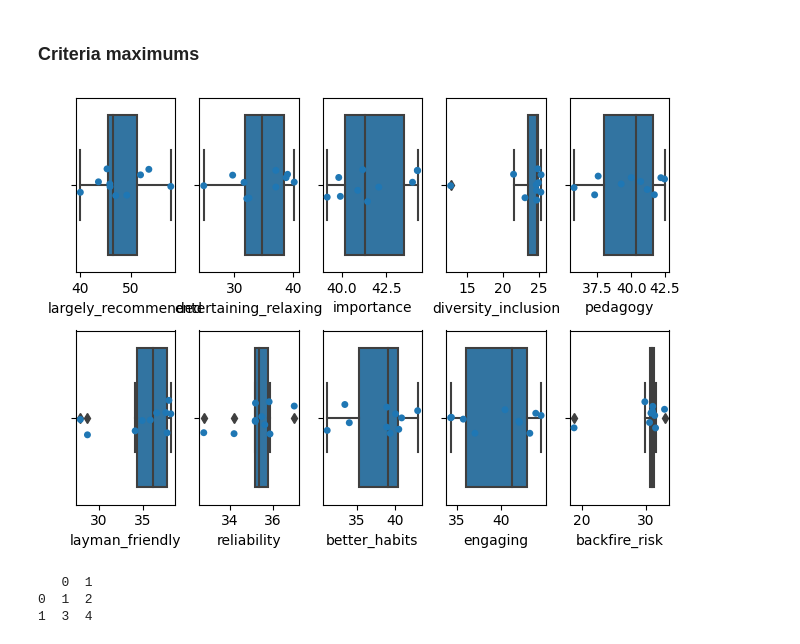
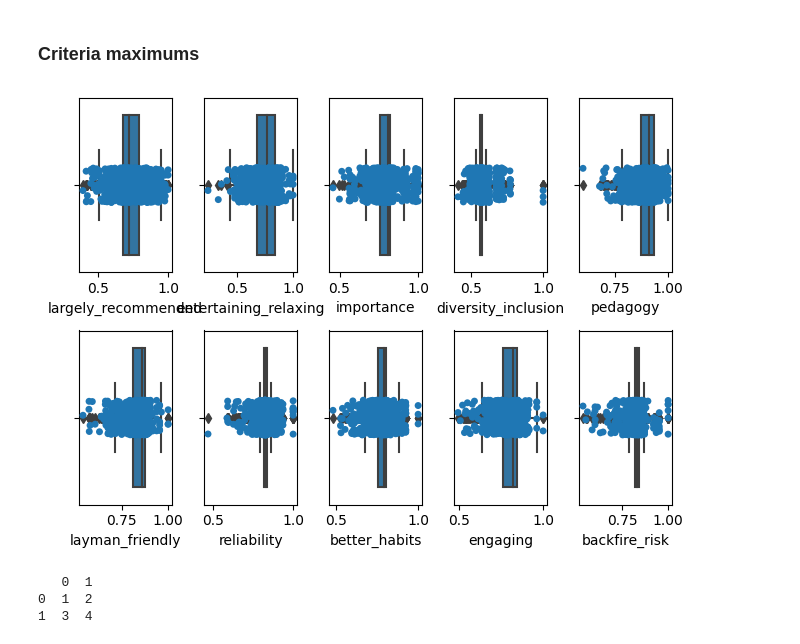
Before and after one commit to ArfyK/tournesol-dpp, a Jupyter notebook: bundle_statistics.ipynb, the cells around one changed output. Cells and saved outputs as stored; diff of their text form; code cells hidden in the pictures.

```diff
--- a/bundle_statistics.ipynb
+++ b/bundle_statistics.ipynb
@@ -138,33 +197,36 @@ f.tight_layout()
 # %%
 from utils import CRITERIA
 
-n_tests = 10
+n_tests = 1000
 bundles_indexes = [
     dpp.sample_exact_k_dpp(size=bundle_size)
     for i in range(n_tests)
 ]
 
 f, axs = plt.subplots(2, 5)
 
+maxs = df[CRITERIA].max()
+mins = df[CRITERIA].min()
+
 criteria_maximums = pd.DataFrame(
-    [df.loc[df.index[bundle_indexes], CRITERIA].max()
+    [(df.loc[df.index[bundle_indexes], CRITERIA].max()-mins)/(maxs-mins)
      for bundle_indexes in bundles_indexes]
 )
 for i in range(len(CRITERIA)):
     sns.boxplot(data=criteria_maximums,
                 x=CRITERIA[i],
                 ax=axs[i % 2, i % 5],
                 orient="h"
     )
     sns.stripplot(
         data=criteria_maximums,
         x=CRITERIA[i],
         ax=axs[i % 2, i % 5],
     )
 
 f.tight_layout()
 # %% [output]
-[figure, old version]
+[figure, new version]
 # %%
 m=pd.DataFrame(data=[[1, 2], [3, 4]])
 print(m)
```
Also changed, not shown: parts of 5 cells of this notebook.
